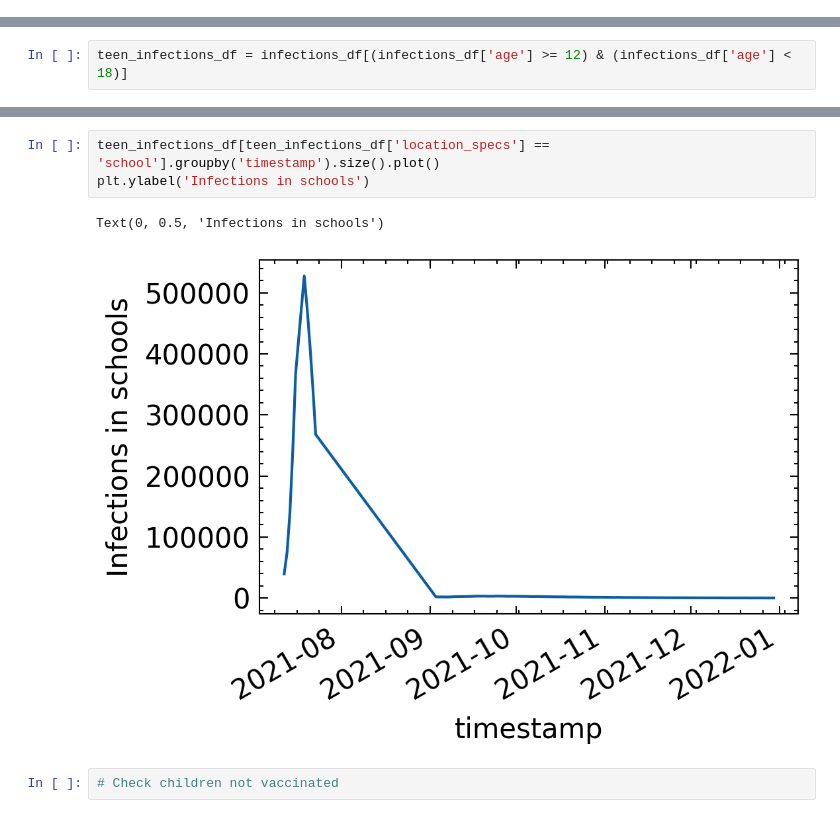
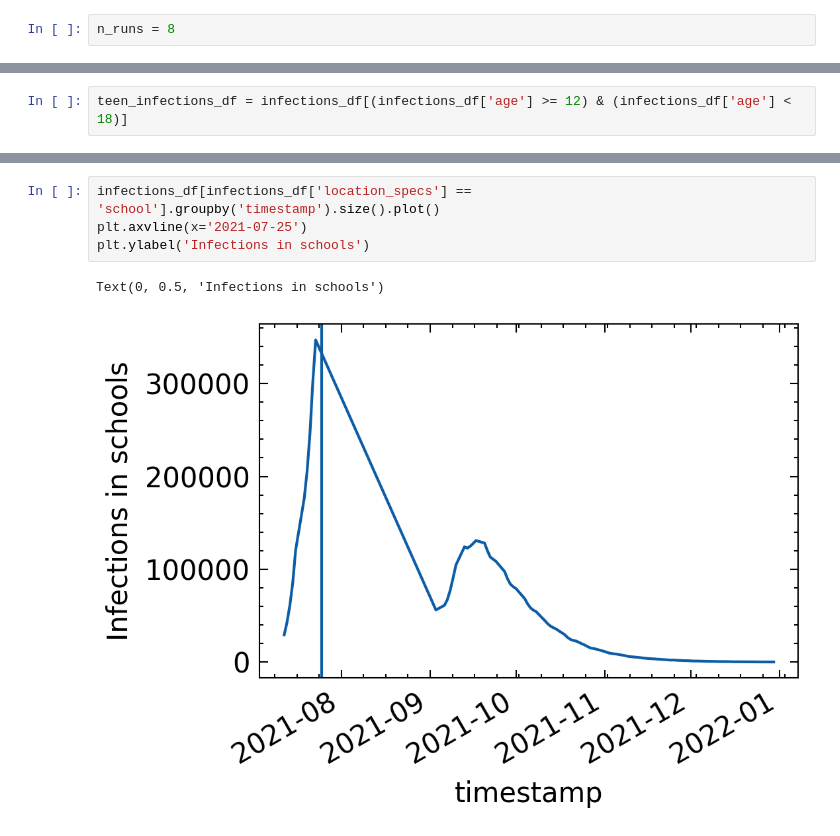
Before and after one commit to IDAS-Durham/june_vaccines, a Jupyter notebook: june_vaccines/baseline_runs/analyse_baseline_runs.ipynb, the cells around one changed output, grey strips where cells are left out. Cells and saved outputs as stored; diff of their text form.

```diff
--- a/june_vaccines/baseline_runs/analyse_baseline_runs.ipynb
+++ b/june_vaccines/baseline_runs/analyse_baseline_runs.ipynb
@@ -31,3 +29,5 @@ n_runs = 7 # Should be 8 (not finished yet)
+# %%
+n_runs = 8
 # %%
 def read_df(root='infections', run=0,):
     run_str= str(run).zfill(3)
@@ -129,8 +150,7 @@ teen_infections_df['location_specs'].value_counts().plot.bar()
 # %%
-teen_infections_df[teen_infections_df['location_specs'] == 'school'].groupby('timestamp').size().plot()
+infections_df[infections_df['location_specs'] == 'school'].groupby('timestamp').size().plot()
+plt.axvline(x='2021-07-25')
 plt.ylabel('Infections in schools')
 # %% [output]
 Text(0, 0.5, 'Infections in schools')
-[figure, old version]
+[figure, new version]
-# %%
-# Check children not vaccinated
```
Also changed, not shown: parts of 12 cells of this notebook.
